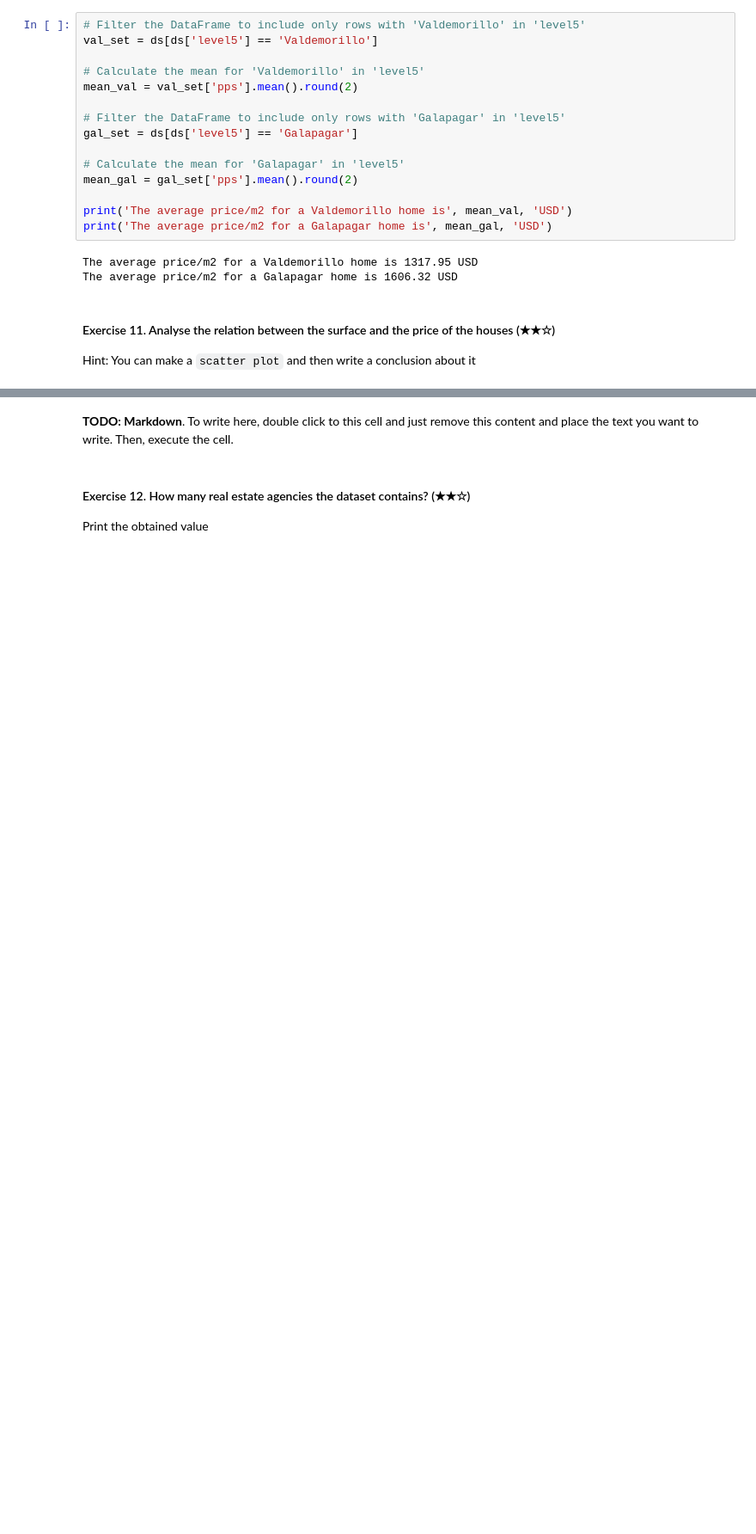
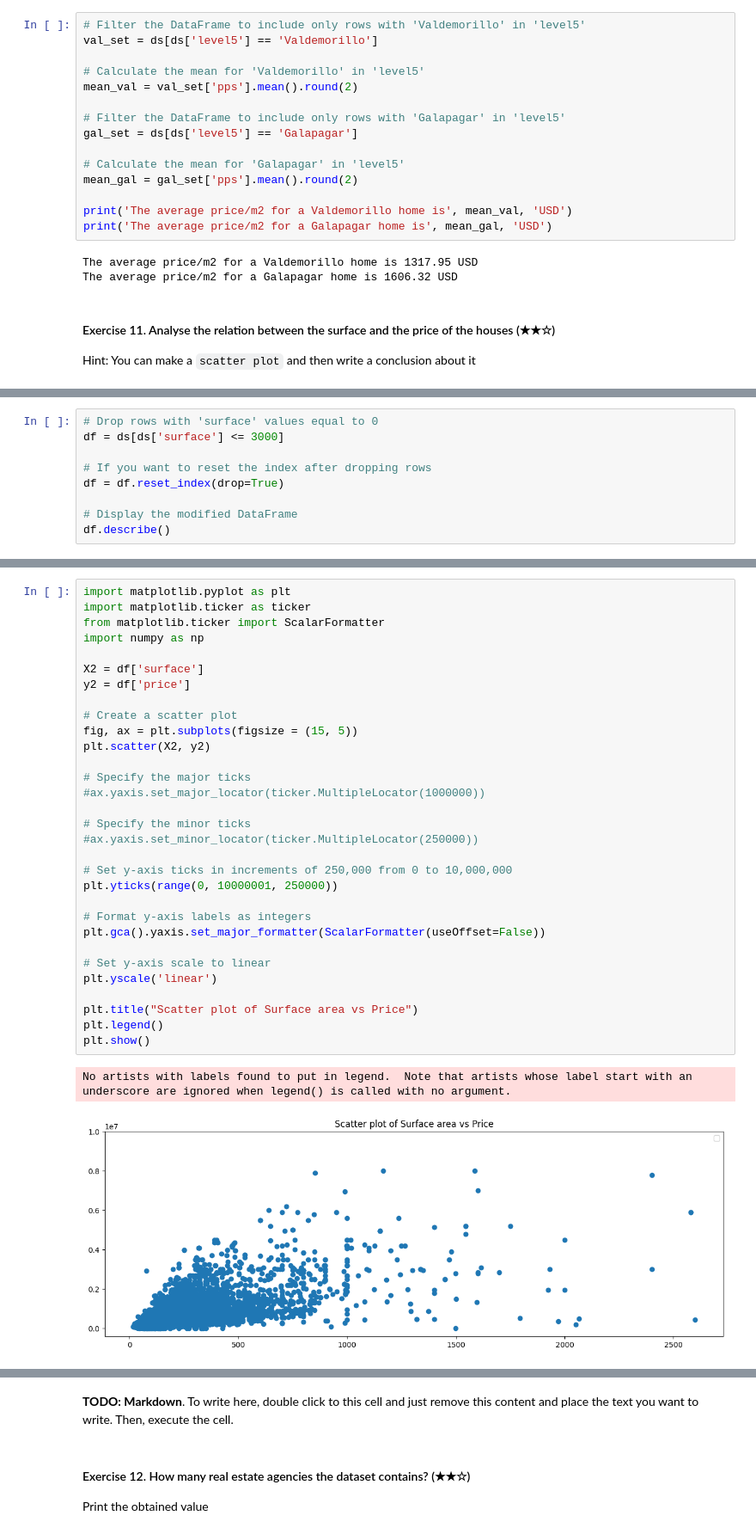
Before and after one commit to casalf724/realestate-datacleanup-exercise, a Jupyter notebook: projectAC.ipynb, the cells around one changed output, grey strips where cells are left out. Shown: that part at 86% size. Cells and saved outputs as stored; diff of their text form; blank space fills up the shorter version.

```diff
--- a/projectAC.ipynb
+++ b/projectAC.ipynb
@@ -417,0 +401,9 @@ No artists with labels found to put in legend.  Note that artists whose label st
+# %%
+# Drop rows with 'surface' values equal to 0
+df = ds[ds['surface'] <= 3000]
+
+# If you want to reset the index after dropping rows
+df = df.reset_index(drop=True)
+
+# Display the modified DataFrame
+df.describe()
@@ -417,0 +420,34 @@ No artists with labels found to put in legend.  Note that artists whose label st
+# %%
+import matplotlib.pyplot as plt
+import matplotlib.ticker as ticker
+from matplotlib.ticker import ScalarFormatter
+import numpy as np
+
+X2 = df['surface']
+y2 = df['price']
+
+# Create a scatter plot
+fig, ax = plt.subplots(figsize = (15, 5))
+plt.scatter(X2, y2)
+
+# Specify the major ticks
+#ax.yaxis.set_major_locator(ticker.MultipleLocator(1000000))
+
+# Specify the minor ticks
+#ax.yaxis.set_minor_locator(ticker.MultipleLocator(250000))
+
+# Set y-axis ticks in increments of 250,000 from 0 to 10,000,000
+plt.yticks(range(0, 10000001, 250000))
+
+# Format y-axis labels as integers
+plt.gca().yaxis.set_major_formatter(ScalarFormatter(useOffset=False))
+
+# Set y-axis scale to linear
+plt.yscale('linear')
+
+plt.title("Scatter plot of Surface area vs Price")
+plt.legend()
+plt.show()
+# %% [output]
+No artists with labels found to put in legend.  Note that artists whose label start with an underscore are ignored when legend() is called with no argument.
+[figure, added]
```
Also changed, not shown: parts of 9 cells of this notebook.
